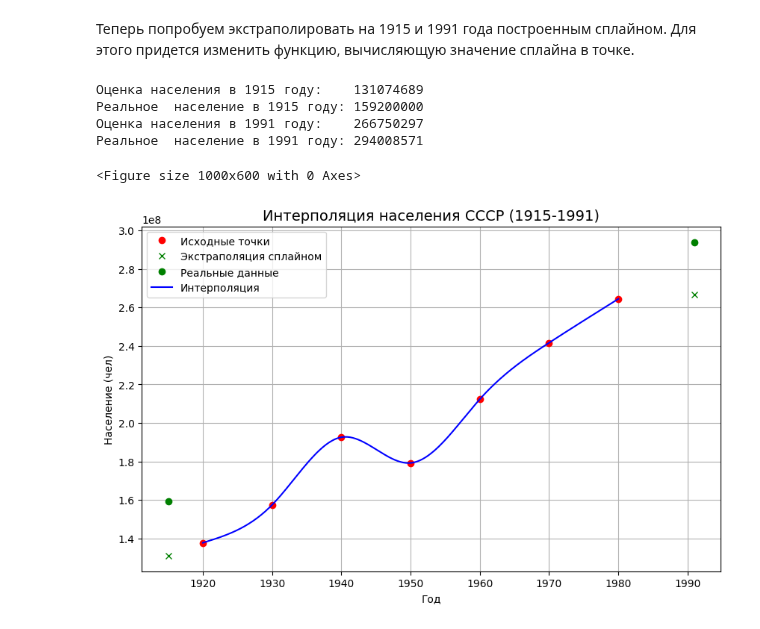
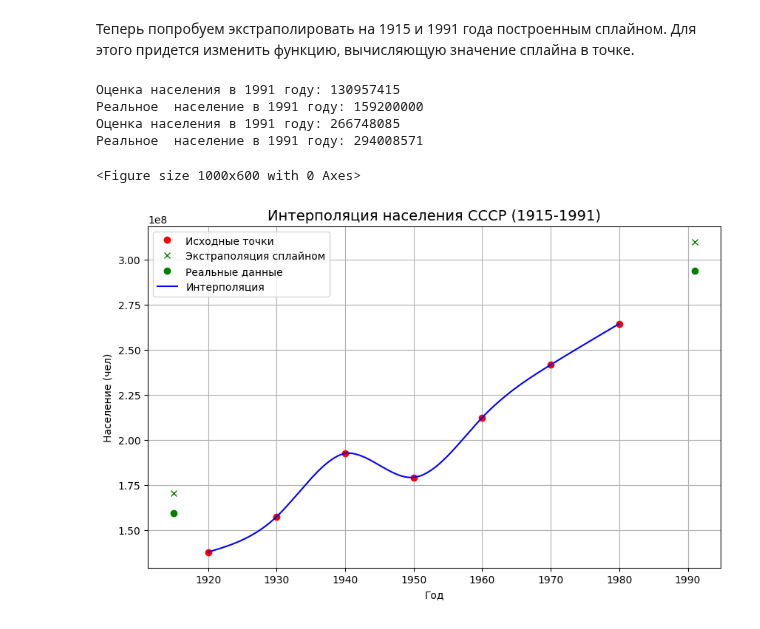
Before and after one commit to oncoming-lane/computational_mathematics, a Jupyter notebook: lab4/lab4.ipynb, the cells around one changed output. Cells and saved outputs as stored; diff of their text form; code cells hidden in the pictures.

```diff
--- a/lab4/lab4.ipynb
+++ b/lab4/lab4.ipynb
@@ -362,7 +448,7 @@ def cubic_spline(x, y):
 
 
     # Решаем систему линейных уравнений для коэффициентов c
-    c = np.linalg.solve(A, b)
+    c = gauss(A, b)
 
     # Вычисляем коэффициенты a, b, d
     a = y[:-1]
@@ -370,8 +456,8 @@ def cubic_spline(x, y):
     d = np.zeros(n)
 
     for i in range(n):
-        b[i] = (y[i + 1] - y[i]) / h[i] - h[i] * (2 * c[i] + c[i + 1]) / 3
-        d[i] = (c[i + 1] - c[i]) / (3 * h[i])
+        b[i] = (y[i + 1] - y[i]) / h[i] - h[i] * (2 * c[i][0] + c[i + 1][0]) / 3
+        d[i] = (c[i + 1][0] - c[i][0]) / (3 * h[i])
 
     return a, b, c[:-1], d
 # %%
@@ -425,51 +511,45 @@ def value_spline_extrapolate(x, a, b, c, d, xi):
                 dx = xi - x[i]
                 return a[i] + b[i] * dx + c[i] * dx**2 + d[i] * dx**3
     raise ValueError("Ошибка вычисления: xi вне диапазона x")
-# %%
-extrapolate = []
-for l in range(len(x_true)):
-    year = x_true[l]
-    spl = value_spline_extrapolate(years_10, a, b, c, d, year)
-    extrapolate.append(spl)
-    print(f"Оценка населения в {year} году:    {spl:.0f}")
-    print(f"Реальное  население в {year} году: {y_true[l]:.0f}")
-# %% [output]
-Оценка населения в 1915 году:    131074689
-Реальное  население в 1915 году: 159200000
-Оценка населения в 1991 году:    266750297
-Реальное  население в 1991 году: 294008571
 # %%
 # Точки для экстраполяции
 extrapolation_points = [1915, 1991]
 
 # Вычисление значений сплайна в точках
 extrapolated_values = [value_spline_extrapolate(years_10, a, b, c, d, xi) for xi in extrapolation_points]
 
 
+for i in range(len(x_true)):
+    print(f"Оценка населения в {year} году:", int(extrapolated_values[i].item()))
+    print(f"Реальное  население в {year} году: {y_true[i]:.0f}")
+
 plt.figure(figsize=(10, 6))
-
 
 # Объединяем диапазон x для интерполяции и экстраполяции
 x_combined = np.linspace(1920, 1980, 300)
 y_combined = [value_spline(years_10, a, b, c, d, xi) for xi in x_combined]
 
 
 plt.figure(figsize=(10, 6))
 
 plt.plot(years_10, population_10, 'o', label="Исходные точки", color = "red")
 
 plt.plot(x_true, extrapolate, 'x', label='Экстраполяция сплайном', color='green')
 plt.plot(x_true, y_true, 'o', label='Реальные данные', color='green')
 
 
 plt.plot(x_combined, y_combined, '-', color='blue', label="Интерполяция")
 
 plt.legend()
 plt.xlabel("Год")
 plt.ylabel("Население (чел)")
 plt.grid(True)
 plt.title("Интерполяция населения СССР (1915-1991)", fontsize=14)
 plt.show()
 # %% [output]
-<Figure size 1000x600 with 0 Axes>
+Оценка населения в 1991 году: 130957415
+Реальное  население в 1991 году: 159200000
+Оценка населения в 1991 году: 266748085
+Реальное  население в 1991 году: 294008571
+<Figure size 1000x600 with 0 Axes>
-[figure, old version]
+[figure, new version]
```
Also changed, not shown: parts of 3 cells of this notebook.
